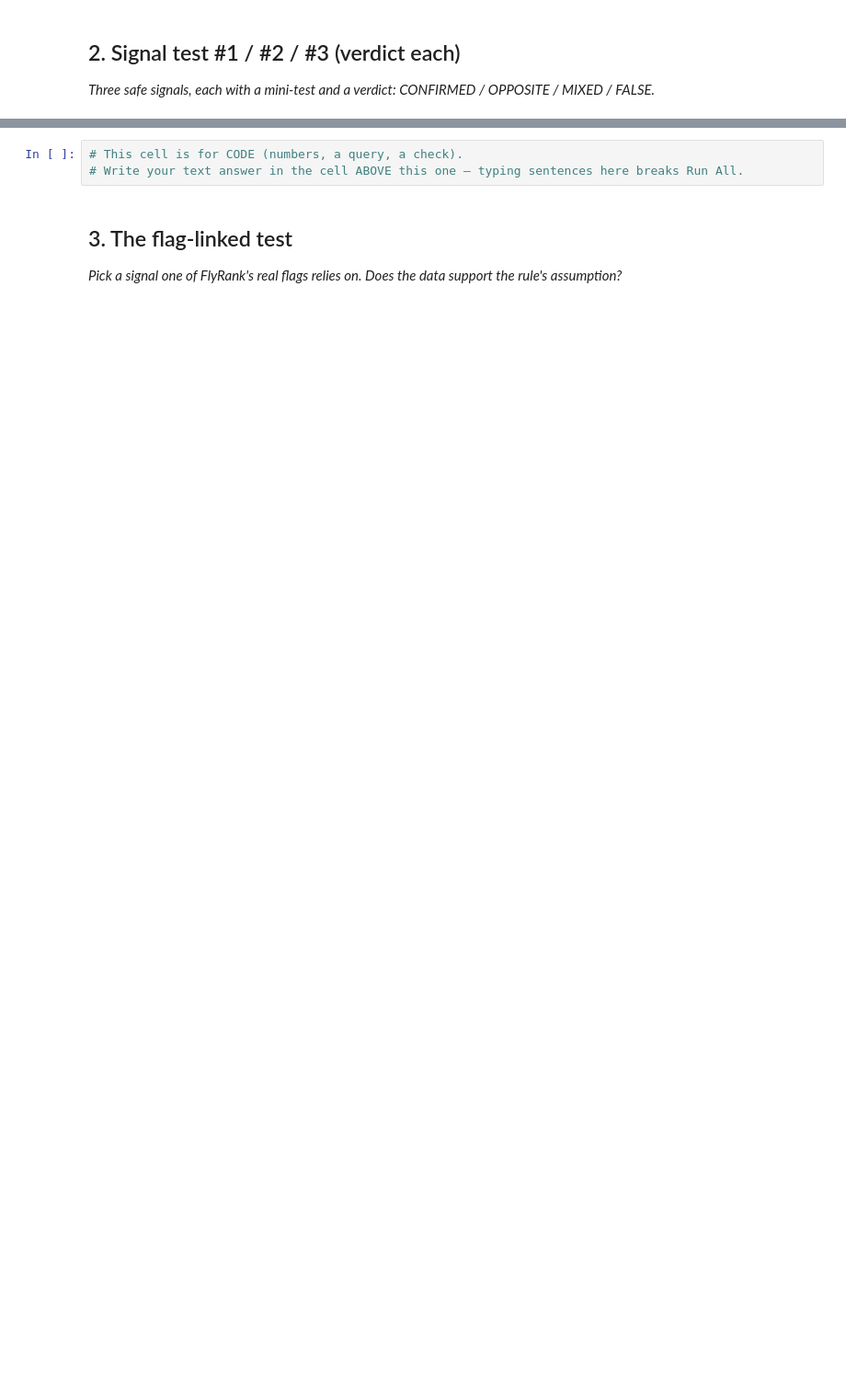
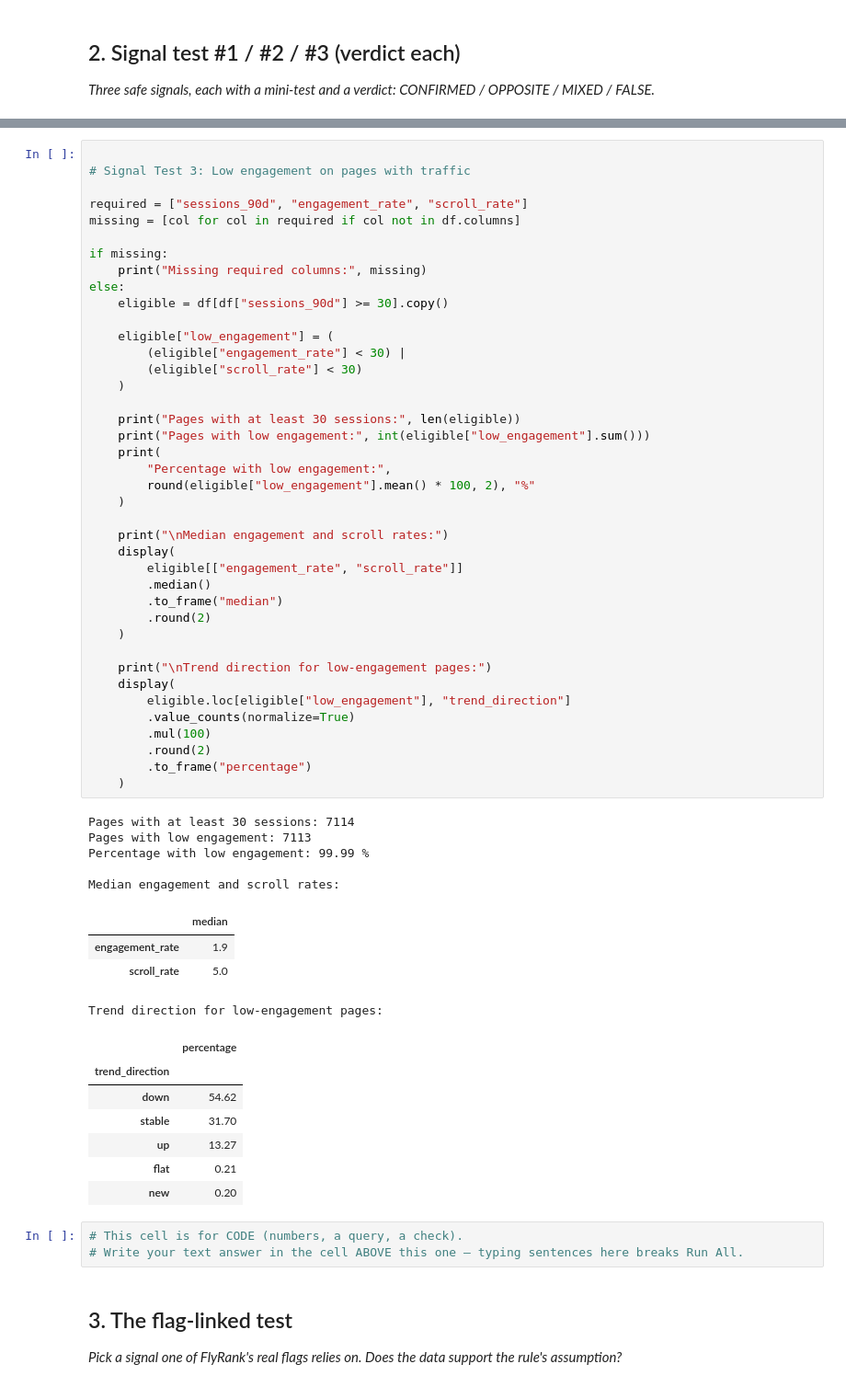
Before and after one commit to Ruchi74/flyrank-ml-internship, a Jupyter notebook: work/notebooks/w04_signal_audit.ipynb, the cells around one changed output, grey strips where cells are left out. Shown at 92% size. Cells and saved outputs as stored; diff of their text form; blank space fills up the shorter version.

```diff
--- a/work/notebooks/w04_signal_audit.ipynb
+++ b/work/notebooks/w04_signal_audit.ipynb
@@ -20,3 +217,60 @@ This skeleton is yours to fill. Work the sections **in order** — each one has
+# %%
+
+# Signal Test 3: Low engagement on pages with traffic
+
+required = ["sessions_90d", "engagement_rate", "scroll_rate"]
+missing = [col for col in required if col not in df.columns]
+
+if missing:
+    print("Missing required columns:", missing)
+else:
+    eligible = df[df["sessions_90d"] >= 30].copy()
+
+    eligible["low_engagement"] = (
+        (eligible["engagement_rate"] < 30) |
+        (eligible["scroll_rate"] < 30)
+    )
+
+    print("Pages with at least 30 sessions:", len(eligible))
+    print("Pages with low engagement:", int(eligible["low_engagement"].sum()))
+    print(
+        "Percentage with low engagement:",
+        round(eligible["low_engagement"].mean() * 100, 2), "%"
+    )
+
+    print("\nMedian engagement and scroll rates:")
+    display(
+        eligible[["engagement_rate", "scroll_rate"]]
+        .median()
+        .to_frame("median")
+        .round(2)
+    )
+
+    print("\nTrend direction for low-engagement pages:")
+    display(
+        eligible.loc[eligible["low_engagement"], "trend_direction"]
+        .value_counts(normalize=True)
+        .mul(100)
+        .round(2)
+        .to_frame("percentage")
+    )
+# %% [output]
+Pages with at least 30 sessions: 7114
+Pages with low engagement: 7113
+Percentage with low engagement: 99.99 %
+
+Median engagement and scroll rates:
+|  | median |
+| engagement_rate | 1.9 |
+| scroll_rate | 5.0 |
+Trend direction for low-engagement pages:
+|  | percentage |
+| trend_direction |  |
+| down | 54.62 |
+| stable | 31.70 |
+| up | 13.27 |
+| flat | 0.21 |
+| new | 0.20 |
 # %%
 # This cell is for CODE (numbers, a query, a check).
 # Write your text answer in the cell ABOVE this one — typing sentences here breaks Run All.
```
Also changed, not shown: parts of 12 cells of this notebook.
